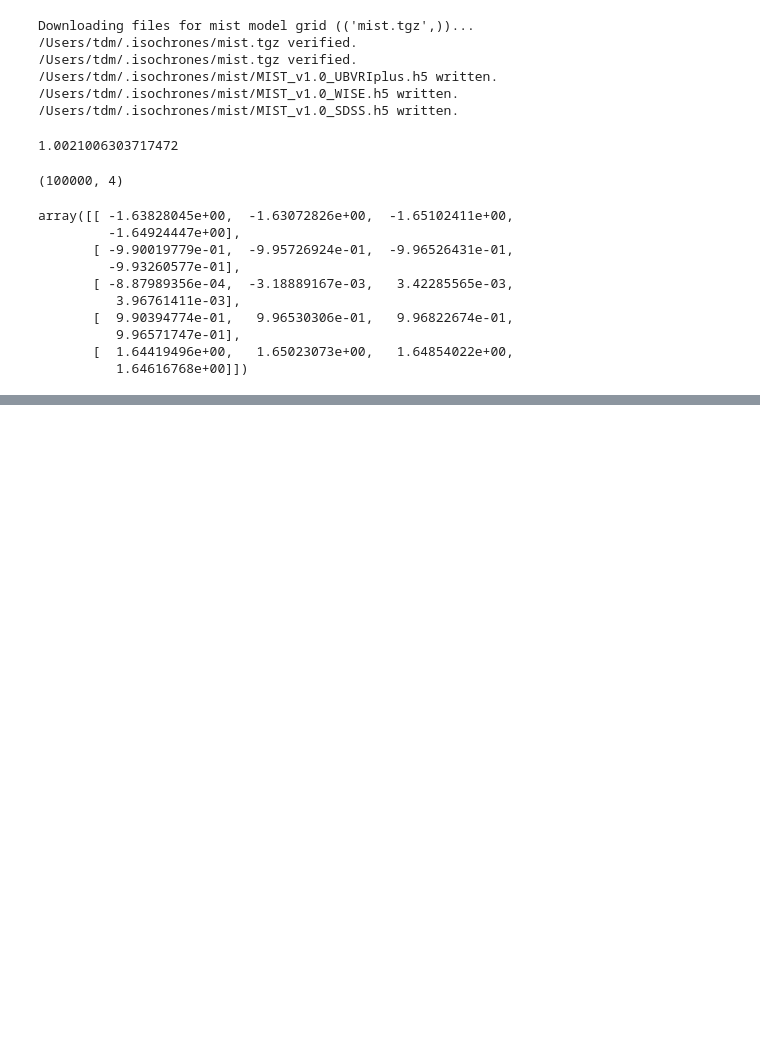
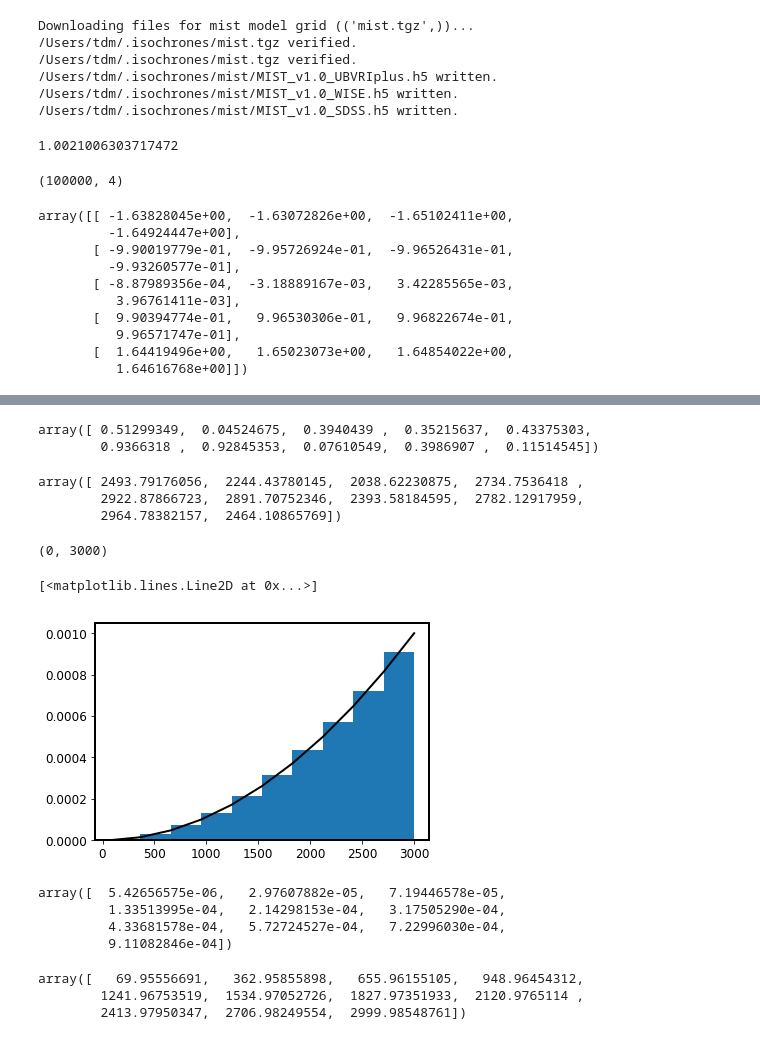
Before and after one commit to timothydmorton/isochrones, a Jupyter notebook: notebooks/tests.ipynb, the cells around one changed output, grey strips where cells are left out. Cells and saved outputs as stored; diff of their text form; code cells hidden in the pictures; blank space fills up the shorter version.

```diff
--- a/notebooks/tests.ipynb
+++ b/notebooks/tests.ipynb
@@ -215,0 +304,5 @@ array([[ -1.63828045e+00,  -1.63072826e+00,  -1.65102411e+00,
+# %%
+AV_prior._distribution.rvs(10)
+# %% [output]
+array([ 0.51299349,  0.04524675,  0.3940439 ,  0.35215637,  0.43375303,
+        0.9366318 ,  0.92845353,  0.07610549,  0.3986907 ,  0.11514545])
@@ -215,0 +313,33 @@ array([[ -1.63828045e+00,  -1.63072826e+00,  -1.65102411e+00,
+# %%
+distance_prior.sample(10)
+# %% [output]
+array([ 2493.79176056,  2244.43780145,  2038.62230875,  2734.7536418 ,
+        2922.87866723,  2891.70752346,  2393.58184595,  2782.12917959,
+        2964.78382157,  2464.10865769])
+# %%
+distance_prior.bounds
+# %% [output]
+(0, 3000)
+# %%
+%matplotlib inline
+import matplotlib.pyplot as plt
+import numpy as np
+
+h, b, _ = plt.hist(distance_prior.sample(100000), normed=True);
+plt.plot(b, [distance_prior(x, bounds=(0,3000)) for x in b], 'k')
+# %% [output]
+[<matplotlib.lines.Line2D at 0x...>]
+[figure, added]
+# %%
+h
+# %% [output]
+array([  5.42656575e-06,   2.97607882e-05,   7.19446578e-05,
+         1.33513995e-04,   2.14298153e-04,   3.17505290e-04,
+         4.33681578e-04,   5.72724527e-04,   7.22996030e-04,
+         9.11082846e-04])
+# %%
+b
+# %% [output]
+array([   69.95556691,   362.95855898,   655.96155105,   948.96454312,
+        1241.96753519,  1534.97052726,  1827.97351933,  2120.9765114 ,
+        2413.97950347,  2706.98249554,  2999.98548761])
```
Also changed, not shown: parts of 41 cells of this notebook, 3 other files.
